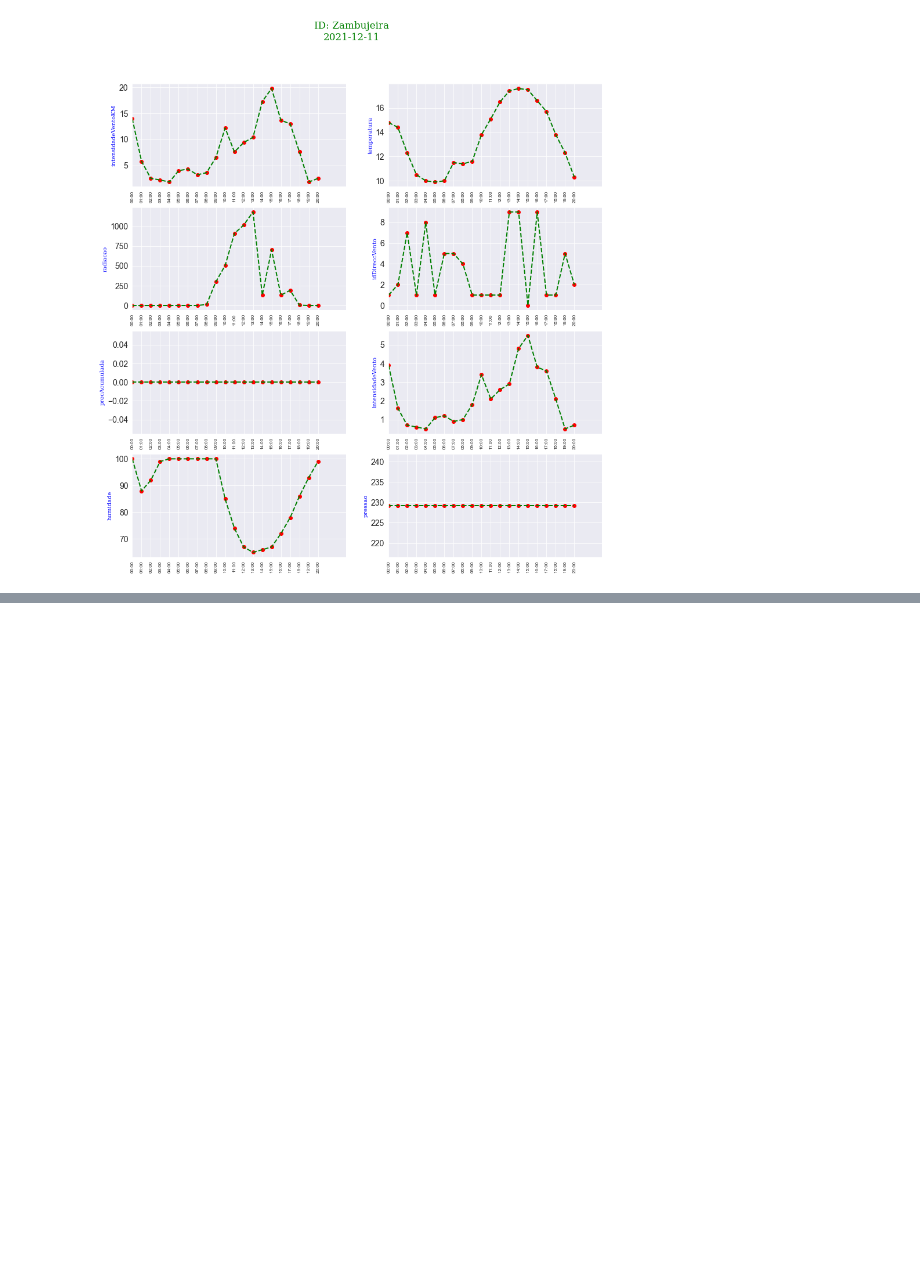
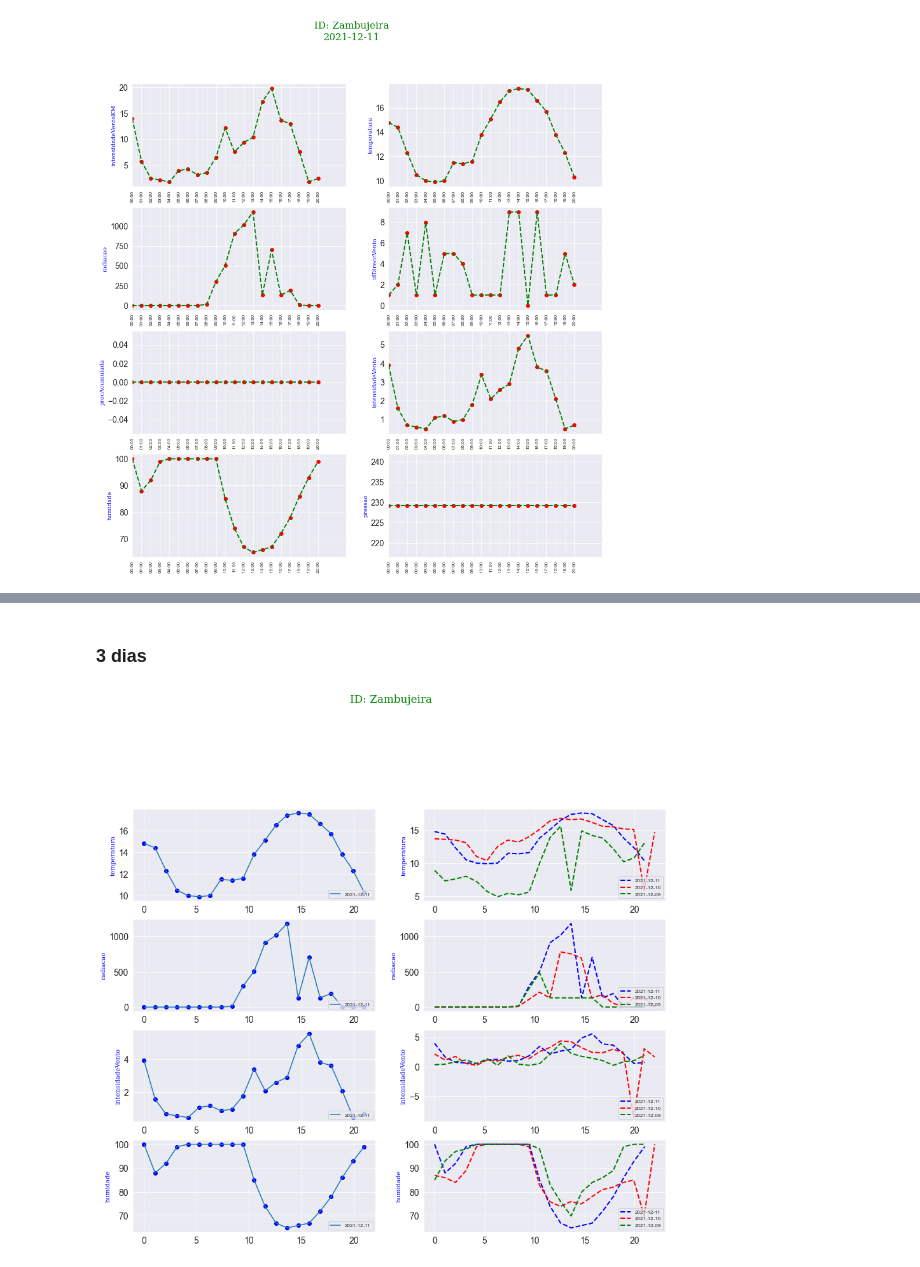
Before and after one commit to Bruno-H-Neves/PTClimate, a Jupyter notebook: TPT.ipynb, the cells around one changed output, grey strips where cells are left out. Cells and saved outputs as stored; diff of their text form; code cells hidden in the pictures; blank space fills up the shorter version.

```diff
--- a/TPT.ipynb
+++ b/TPT.ipynb
@@ -273,0 +307,52 @@ if estacao==estacao:
+# %% [markdown]
+### 3 dias
+# %%
+def plt_1_3d(p13_DF,p13_DF_estation,p13_day=None, p13_station=None):
+
+    station_name = p13_DF_estation.loc[p13_DF_estation['ID'] == p13_station,'Local'].values[0]
+    df=p13_DF.copy()
+    lt_feat=[ 'temperatura', 'radiacao', 'intensidadeVento', 'humidade']
+    df=df.loc[df['ID']==p13_station]
+    lt_days=df['D/H Sample'].str[0:10].unique()
+    lt_days.sort()             #dias possiveis de serem exibidos
+    feat_len=df.shape[1]
+    number_plot=(feat_len-2)*2
+    number_rows=2
+    number_lines=int(number_plot/number_rows)
+    for i, d in enumerate(lt_days):
+        if d==p13_day:
+            break
+    df_day=df.loc[df['D/H Sample'].str.contains(p13_day)]
+    figura=plt.figure(figsize=(15,25))
+    figura.suptitle(f'ID: {station_name}\n',fontdict=font_title, va='top')
+    graph=1
+    for idx, feat in enumerate(lt_feat):
+        if idx>=0:
+            nb_fig=int('%s%s%s' %(number_lines,number_rows,graph))
+            figura.add_subplot(nb_fig)
+            plt.ylabel(lt_feat[idx],fontdict=font_axis)
+            x_0=np.linspace(0,df_day.shape[0],df_day.shape[0])
+            y=df_day[lt_feat[idx]]
+            plt.plot(x_0,y,label=lt_days[i])
+            plt.scatter( x_0,y,alpha=1,color='b')
+            plt.legend(loc=4,fontsize=8)
+            graph=1+graph
+            nb_fig=int('%s%s%s' %(number_lines,number_rows,graph))
+            figura.add_subplot(nb_fig)
+            plt.ylabel(lt_feat[idx],fontdict=font_axis)
+            plt.plot(x_0,y, label=lt_days[i],color='b', ls='--', lw='2')
+            if i>=1:
+                df_31day=df.loc[df['D/H Sample'].str.contains(lt_days[i-1])]
+                x_1=np.linspace(0,df_31day.shape[0],df_31day.shape[0])
+                plt.plot(x_1,df_31day[lt_feat[idx]], label=lt_days[i-1],color='r', ls='--', lw='2')
+            if i>=2:
+                df_32day=df.loc[df['D/H Sample'].str.contains(lt_days[i-2])]
+                x_2=np.linspace(0,df_32day.shape[0],df_32day.shape[0])
+                plt.plot(x_2,df_32day[lt_feat[idx]], label=lt_days[i-2],color='g', ls='--', lw='2')
+            plt.legend(loc=4,fontsize=8)
+            graph=1+graph
+    plt.show()
+
+plt_1_3d(DF11,DF_estation,Day_list[dia_analise],Stations_ID[estacao])
+# %% [output]
+[figure, added]
```
Also changed, not shown: parts of 2 cells of this notebook, 1 other file.
